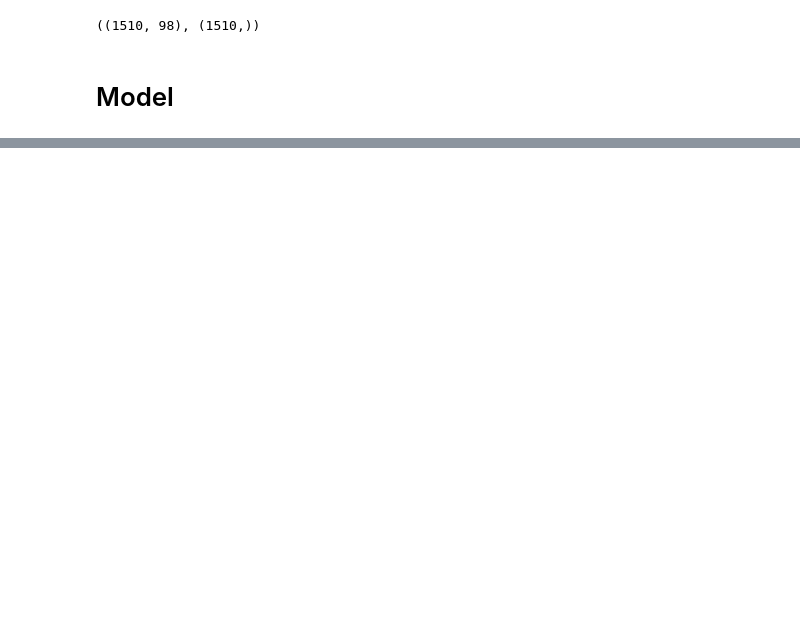
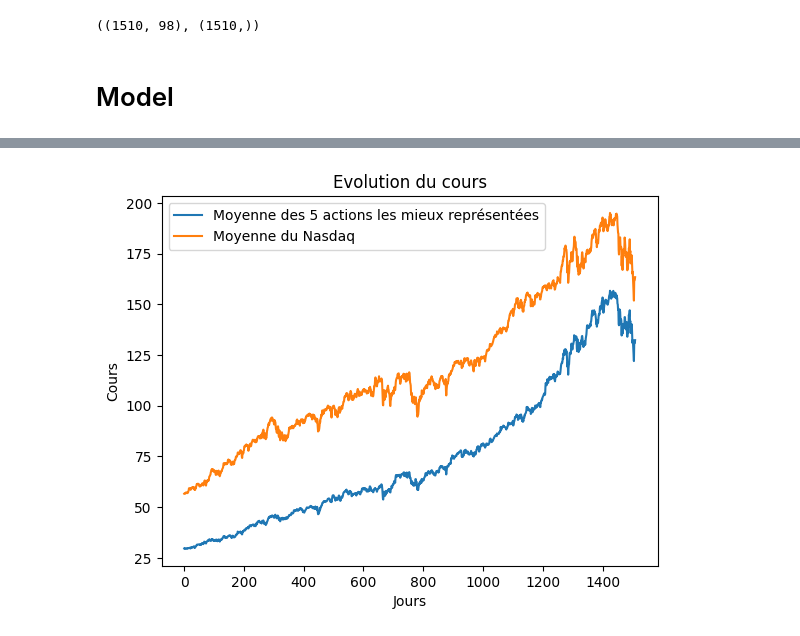
Before and after one commit to Nathan7128/5th-year-polytech, a Jupyter notebook: deep_learning/tp6/nasdaq.ipynb, the cells around one changed output, grey strips where cells are left out. Cells and saved outputs as stored; diff of their text form; code cells hidden in the pictures; blank space fills up the shorter version.

Commit message:
Tp Nasdaq deep learning

```diff
--- a/deep_learning/tp6/nasdaq.ipynb
+++ b/deep_learning/tp6/nasdaq.ipynb
@@ -61,0 +92,3 @@ Epoch 100/100
+# %%
+from keras.models import load_model
+autoencodeur = load_model('best_model.h5')
@@ -73,0 +109,6 @@ plt.show()
+# %%
+X_tilde = autoencodeur.predict(x=X)
+norm_predict = np.linalg.norm(X - X_tilde, axis=0)
+top_5_predict = np.argsort(norm_predict)[:5]
+X_denorm = X*(X_max - X_min) + X_min
+X_top_5 = X_denorm[:, top_5_predict]
@@ -73,0 +117,10 @@ plt.show()
+# %%
+plt.plot(range(len(X_top_5)), np.mean(X_top_5, axis=1), label="Moyenne des 5 actions les mieux représentées")
+plt.plot(range(len(X_top_5)), np.mean(X_denorm, axis=1), label="Moyenne du Nasdaq")
+plt.title("Evolution du cours")
+plt.xlabel("Jours")
+plt.ylabel("Cours")
+plt.legend()
+plt.show()
+# %% [output]
+[figure, added]
```
Also changed, not shown: parts of 7 cells of this notebook, 2 other files.
